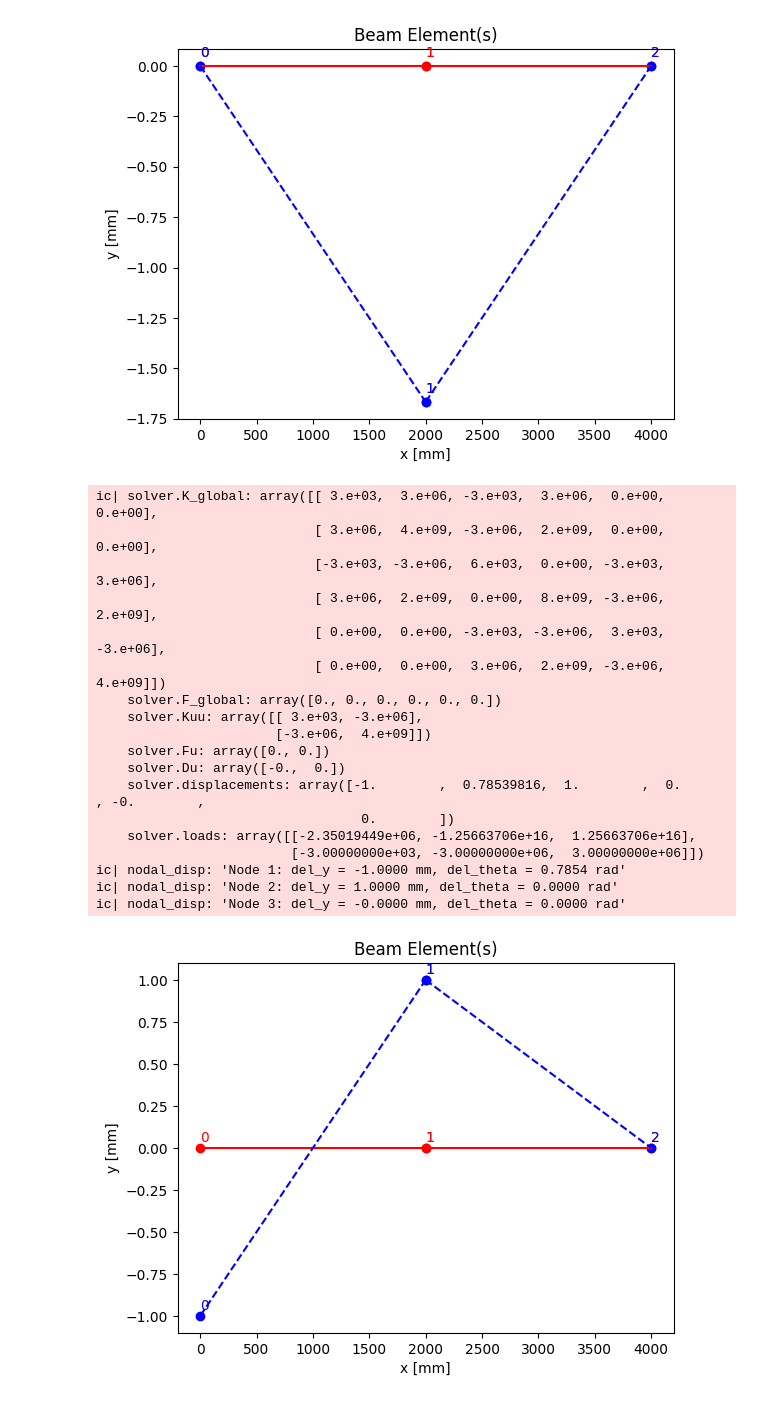
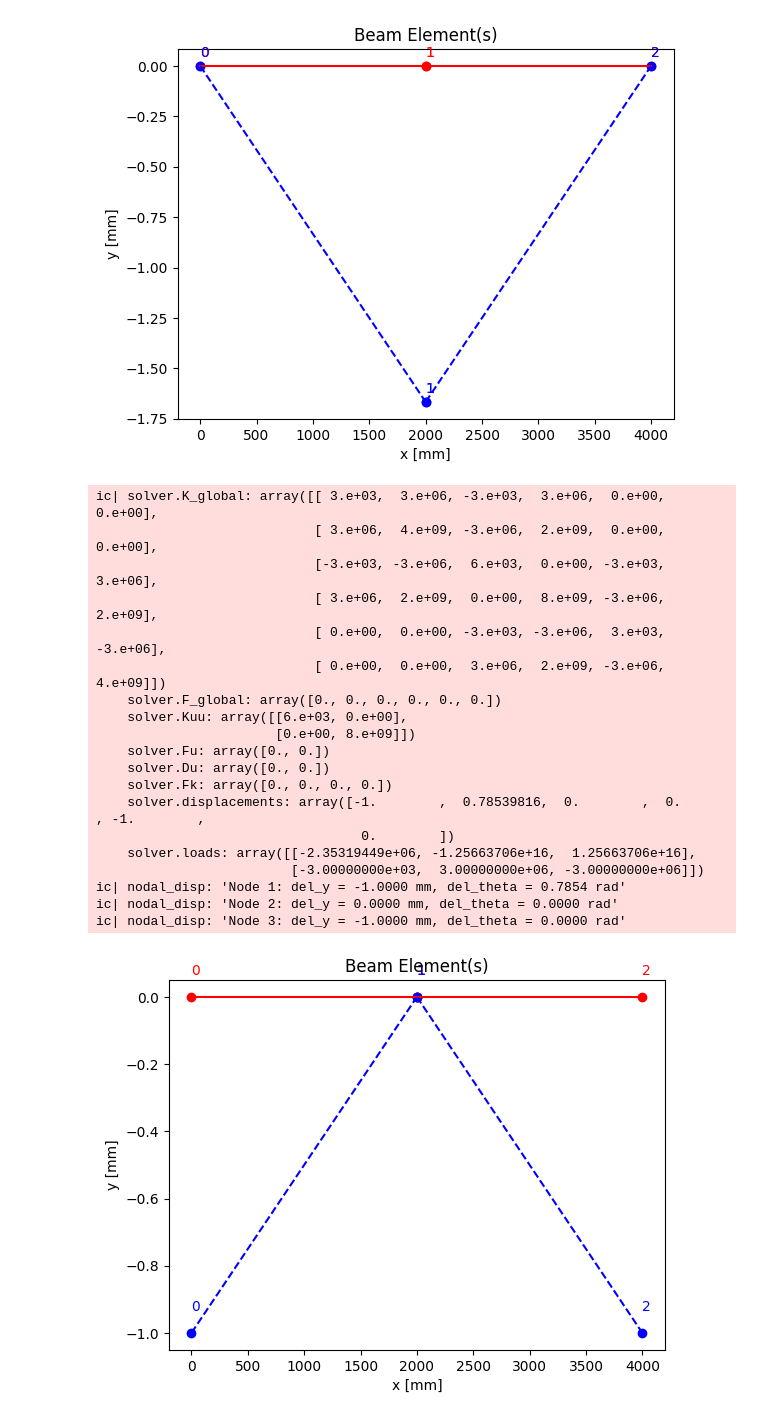
Before and after one commit to efekaanefe/ME413-Finite-Element-Method, a Jupyter notebook: Beam2D.ipynb, the cells around one changed output. Drawn from its saved outputs; the diff is of its cells as text; code cells hidden in the pictures.

```diff
--- a/Beam2D.ipynb
+++ b/Beam2D.ipynb
@@ -130,10 +130,13 @@ class Solver:
         self.Kuu = np.delete(np.delete(self.K_global, known_global_indeces, axis=0), known_global_indeces, axis=1)
         self.Fu = np.delete(self.F_global, known_global_indeces, axis=0)
 
+
         return self.Kuu, self.Fu
 
     def solve_displacements(self, known_displacements = None):
         self.Du = np.linalg.solve(self.Kuu, self.Fu) # unknown displacements
+
+        self.Fk = self.get_reaction_forces()
 
         # merge known and unknown displacements based on self.known_global_indeces
         self.displacements = np.zeros((self.system.num_nodes*2))
@@ -165,6 +168,17 @@ class Solver:
         self.loads = self.internal_forces
 
         return self.loads
+
+    def get_reaction_forces(self):
+        # The reaction forces can be solved from the equation F_k = K_{ku} D_u
+        Fu = self.Fu
+        Du = self.Du
+        K_global = self.K_global
+        known_global_indeces = self.known_global_indeces
+        K_ku = K_global[known_global_indeces, :] # Rows corresponding to known DOFs
+        K_ku = K_ku[:, np.setdiff1d(np.arange(K_global.shape[1]), known_global_indeces)] # Columns corresponding to unknown DOFs
+        self.Fk = K_ku @ Du
+        return self.Fk
 # %%
 class Plotter:
     def __init__(self, solver):
@@ -293,7 +308,6 @@ P = 10e3 # applied force, f_y at the middle of the beam
 # connectivity = np.array([[0,1], [1,2]])
 # nodal_coordinates = np.array([[0,0],[L/2, 0], [L,0]])
 # angles_of_elements = np.array([0,0,0])
-
 
 n_nodes = 3
 nodal_coordinates = np.zeros((n_nodes, 2))
@@ -316,41 +330,42 @@ num_nodes = (np.max(connectivity) + 1)
 elements = []
 for i, node_indeces in enumerate(connectivity):
     node_coordinates = nodal_coordinates[node_indeces]
     L_element = node_coordinates[1][0] - node_coordinates[0][0]
     element = BeamElement2D(node_indeces, node_coordinates, E,A,L_element,I, theta = angles_of_elements[i])
     elements.append(element)
 
-known_displacements = [-1, np.pi/4, 1, 0]
+known_displacements = [-1, np.pi/4, -1, 0]
 
 system = BeamSystem2D(elements, num_nodes, forces, boundary_conditions)
 
 solver = Solver(system)
 solver.solve(known_displacements)
 
-_ = print(solver.K_global, solver.F_global, solver.Kuu, solver.Fu, solver.Du, solver.displacements, solver.loads)
+_ = print(solver.K_global, solver.F_global, solver.Kuu, solver.Fu, solver.Du, solver.Fk, solver.displacements, solver.loads)
 for i in range(0, len(solver.displacements), 2):
     nodal_disp = f"Node {i//2+1}: del_y = {solver.displacements[i]:.4f} mm, del_theta = {solver.displacements[i+1]:.4f} rad"
     print(nodal_disp)
 
 plotter = Plotter(solver)
 plotter.plot_system()
 # %% [output]
 ic| solver.K_global: array([[ 3.e+03,  3.e+06, -3.e+03,  3.e+06,  0.e+00,  0.e+00],
                             [ 3.e+06,  4.e+09, -3.e+06,  2.e+09,  0.e+00,  0.e+00],
                             [-3.e+03, -3.e+06,  6.e+03,  0.e+00, -3.e+03,  3.e+06],
                             [ 3.e+06,  2.e+09,  0.e+00,  8.e+09, -3.e+06,  2.e+09],
                             [ 0.e+00,  0.e+00, -3.e+03, -3.e+06,  3.e+03, -3.e+06],
                             [ 0.e+00,  0.e+00,  3.e+06,  2.e+09, -3.e+06,  4.e+09]])
     solver.F_global: array([0., 0., 0., 0., 0., 0.])
-    solver.Kuu: array([[ 3.e+03, -3.e+06],
-                       [-3.e+06,  4.e+09]])
+    solver.Kuu: array([[6.e+03, 0.e+00],
+                       [0.e+00, 8.e+09]])
     solver.Fu: array([0., 0.])
-    solver.Du: array([-0.,  0.])
-    solver.displacements: array([-1.        ,  0.78539816,  1.        ,  0.        , -0.        ,
+    solver.Du: array([0., 0.])
+    solver.Fk: array([0., 0., 0., 0.])
+    solver.displacements: array([-1.        ,  0.78539816,  0.        ,  0.        , -1.        ,
                                   0.        ])
-    solver.loads: array([[-2.35019449e+06, -1.25663706e+16,  1.25663706e+16],
-                         [-3.00000000e+03, -3.00000000e+06,  3.00000000e+06]])
+    solver.loads: array([[-2.35319449e+06, -1.25663706e+16,  1.25663706e+16],
+                         [-3.00000000e+03,  3.00000000e+06, -3.00000000e+06]])
 ic| nodal_disp: 'Node 1: del_y = -1.0000 mm, del_theta = 0.7854 rad'
-ic| nodal_disp: 'Node 2: del_y = 1.0000 mm, del_theta = 0.0000 rad'
-ic| nodal_disp: 'Node 3: del_y = -0.0000 mm, del_theta = 0.0000 rad'
+ic| nodal_disp: 'Node 2: del_y = 0.0000 mm, del_theta = 0.0000 rad'
+ic| nodal_disp: 'Node 3: del_y = -1.0000 mm, del_theta = 0.0000 rad'
-[figure, old version]
+[figure, new version]
```
Also changed, not shown: parts of 2 cells of this notebook.
